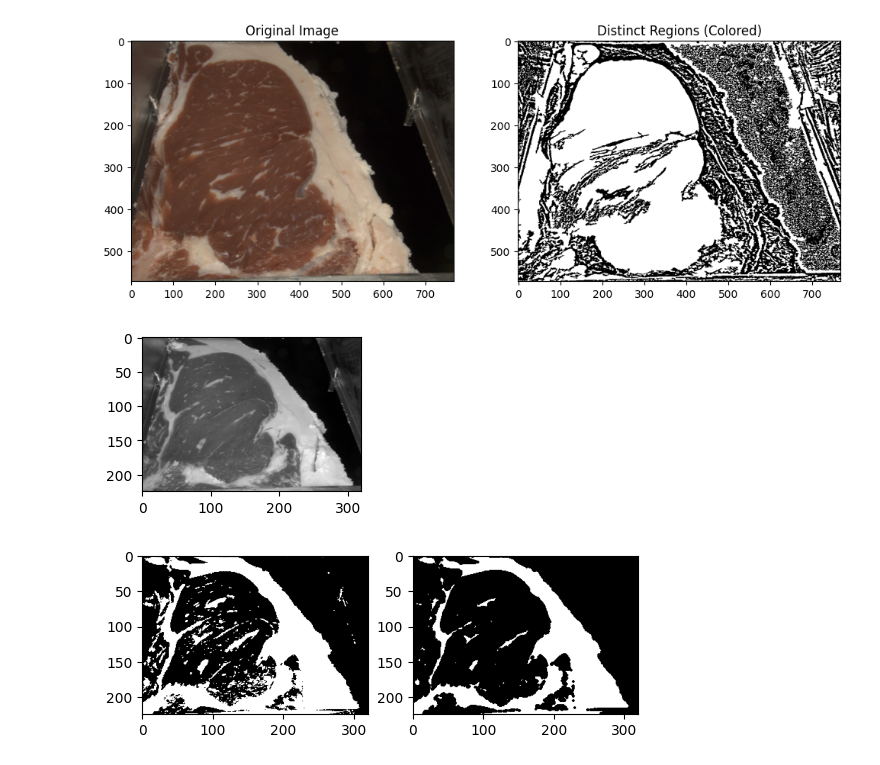
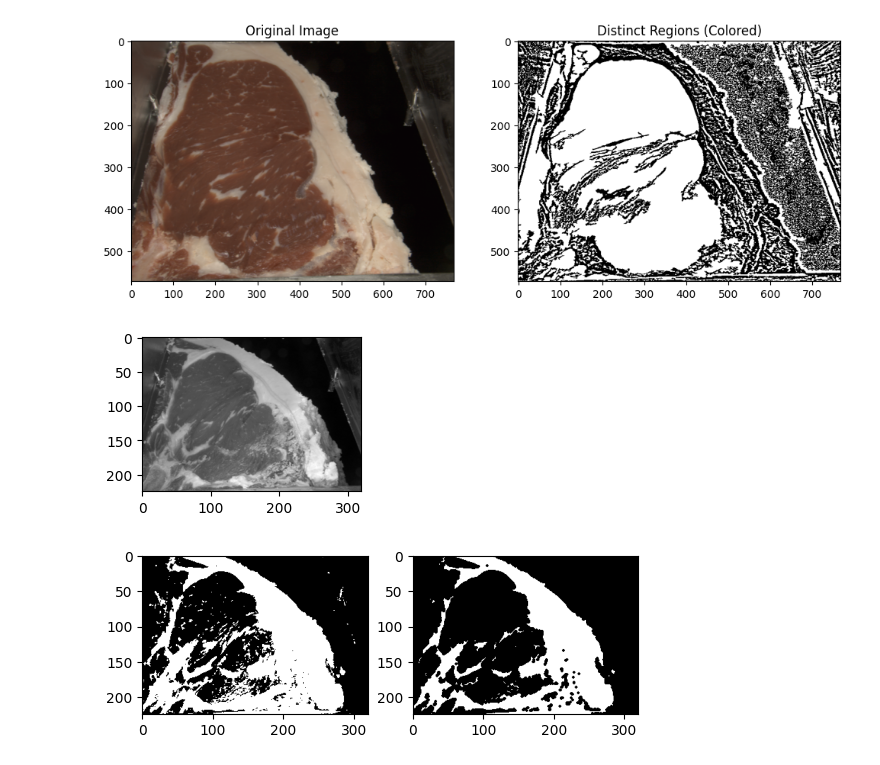
Before and after one commit to aamarnath1/USDA_Hackathon, a Jupyter notebook: segmenting_testing.ipynb, the cells around one changed output. Saved outputs shown, nothing was run; the diff lists cells and outputs as text; code cells hidden in the pictures.

```diff
--- a/segmenting_testing.ipynb
+++ b/segmenting_testing.ipynb
@@ -152,7 +162,7 @@ from PIL import Image
 import warnings
 warnings.filterwarnings("ignore")
 
-image=Image.open('data\Path2\Path2-Model Training\Training-PNG\\00001276-2.png')
+image=Image.open('data\Path2\Path2-Model Training\Training-PNG\\00001278-2.png')
 image=image.resize((320,225))
 image=np.array(image)
 plt.figure(figsize=(3,2))
@@ -165,34 +175,34 @@ def segment (image):
     arr=gray.flatten()
     for i in range(len(arr)):
         if arr[i]>=arr.mean() :
             arr[i]=1
         else:
             arr[i]=0
     gray_segmented=arr.reshape(gray.shape[0],gray.shape[1])
 
     ax1.imshow(gray_segmented,cmap='gray')
 
     return gray_segmented
 
 def erode(image):
     element = np.array([[0,0,0,0,0,0],
                         [0,0,1,1,0,0],
                         [0,1,1,1,1,0],
                         [0,1,1,1,1,0],
                         [0,0,1,1,0,0],
                         [0,0,0,0,0,0]])
 
     eroded = erosion(image, element)
     ax2.imshow(eroded,cmap='gray')
 
     return eroded
 
 fig, (ax1, ax2) = plt.subplots(1, 2)
 gray_seg_image = segment(gray)
 erode(gray_seg_image)
 plt.show()
 # %% [output]
-[figure, old version]
+[figure, new version]
-[figure, old version]
+[figure, new version]
 # %%
 #Model Evaluation
```
Also changed, not shown: parts of 1 cell of this notebook.
